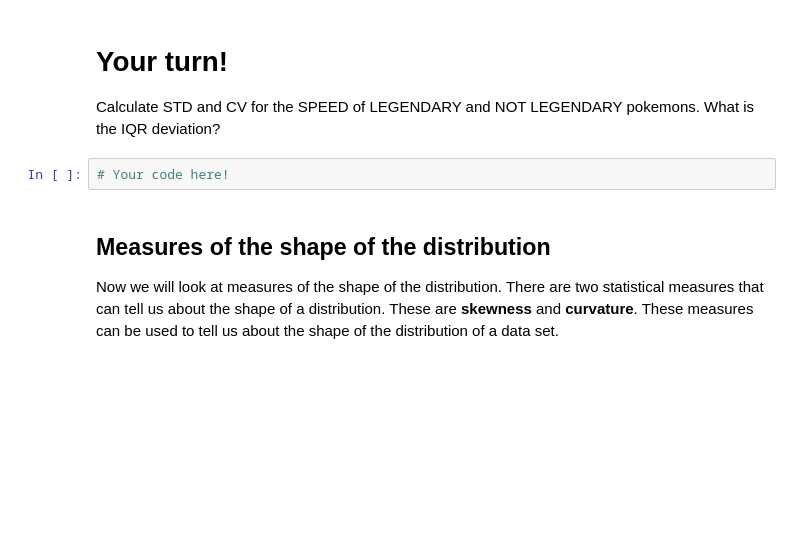
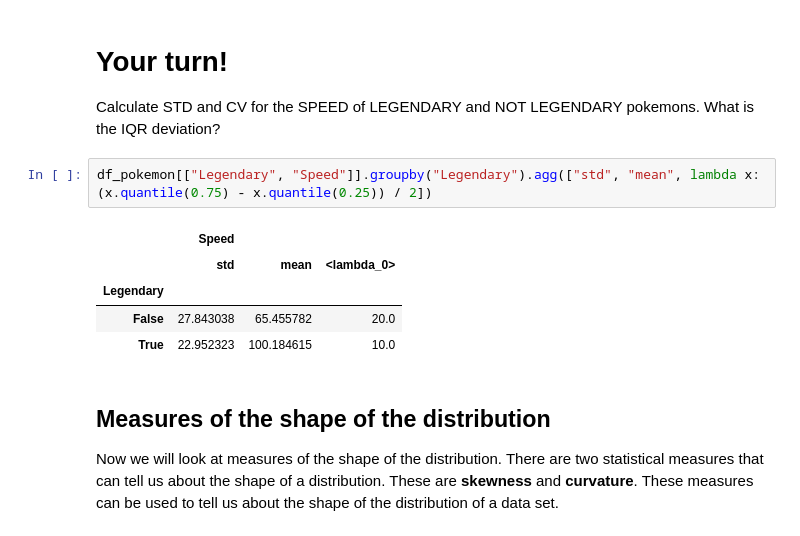
Before and after one commit to ck0002/airbnb_group, a Jupyter notebook: Exercise8.ipynb, the cells around one changed output. Saved outputs shown, nothing was run; the diff lists cells and outputs as text; blank space fills up the shorter version.

Commit message:
added IQR and std for legendary pokemons

```diff
--- a/Exercise8.ipynb
+++ b/Exercise8.ipynb
@@ -751,7 +751,13 @@ It is less sensitive to outliers than the standard deviation or range!
 
 Calculate STD and CV for the SPEED of LEGENDARY and NOT LEGENDARY pokemons. What is the IQR deviation?
 # %%
-# Your code here!
+df_pokemon[["Legendary", "Speed"]].groupby("Legendary").agg(["std", "mean", lambda x: (x.quantile(0.75) - x.quantile(0.25)) / 2])
+# %% [output]
+|  | Speed |  |  |
+|  | std | mean | <lambda_0> |
+| Legendary |  |  |  |
+| False | 27.843038 | 65.455782 | 20.0 |
+| True | 22.952323 | 100.184615 | 10.0 |
 # %% [markdown]
 ## Measures of the shape of the distribution
 
```
